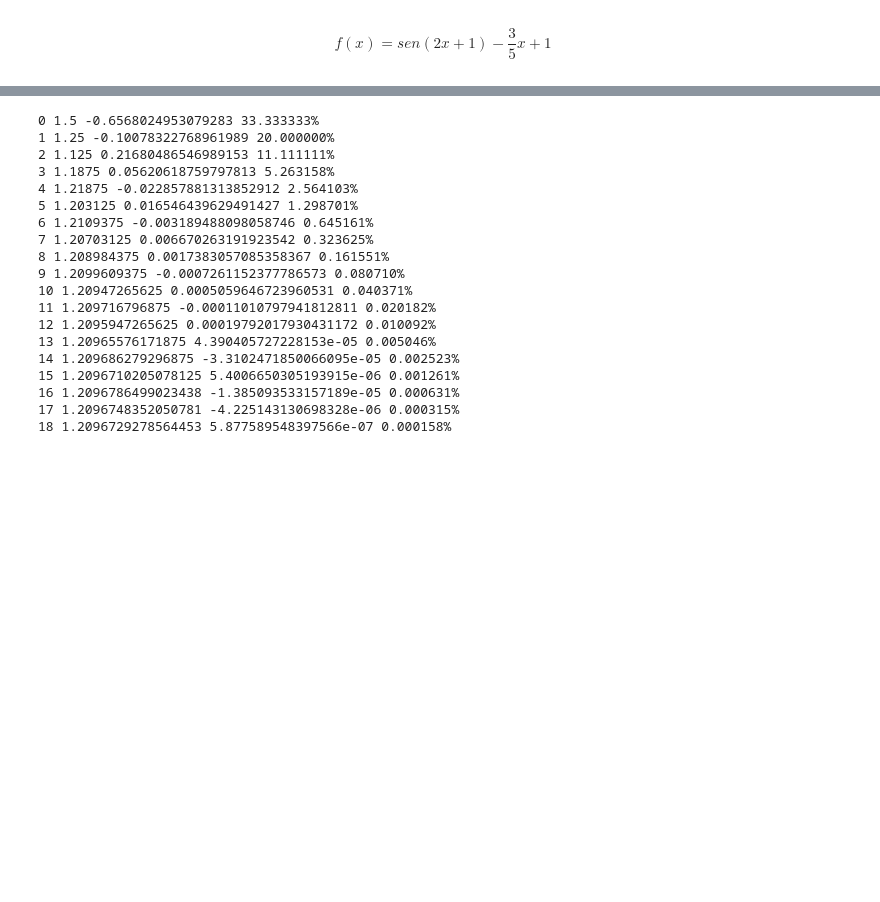
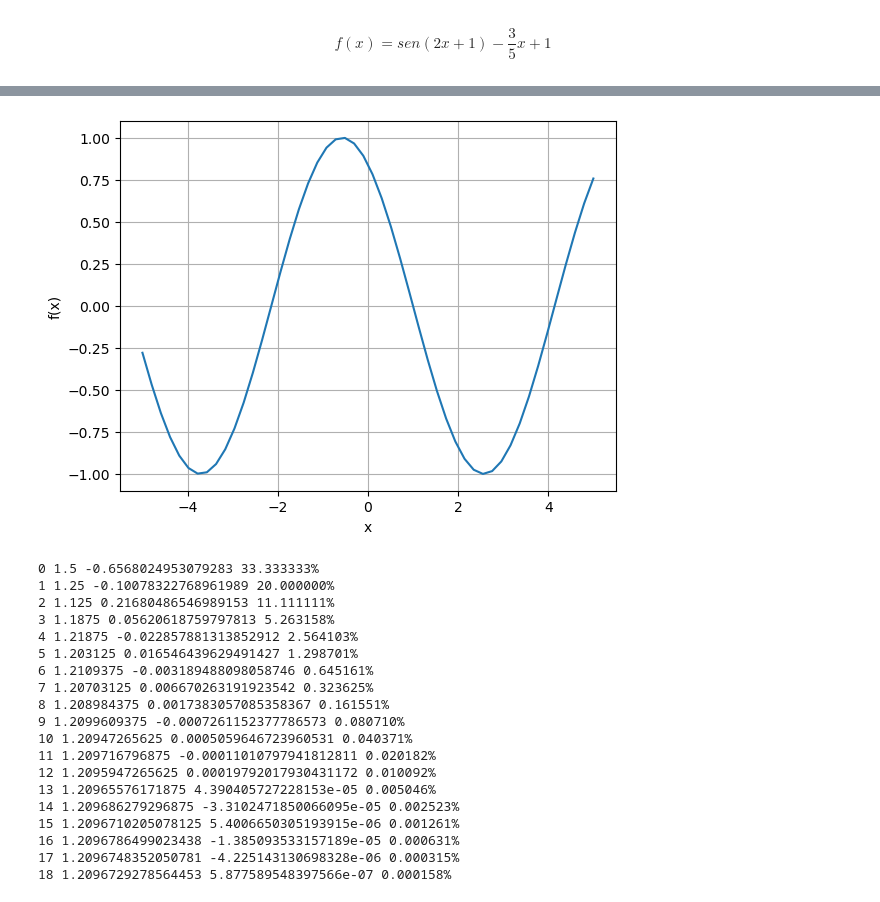
Before and after one commit to izaakhernandez/Metodo_de_la_Biseccion, a Jupyter notebook: Metodo_de_la_biseccion.ipynb, the cells around one changed output, grey strips where cells are left out. Drawn from its saved outputs; the diff is of its cells as text; code cells hidden in the pictures; blank space fills up the shorter version.

```diff
--- a/Metodo_de_la_biseccion.ipynb
+++ b/Metodo_de_la_biseccion.ipynb
@@ -6,0 +11,5 @@ $$f(x)=sen(2x+1)-\frac{3}{5}x+1$$
+# %%
+def f(x):
+    return np.sin(2*x+1-3*x/+1)
+# %%
+x=np.linspace (-5,5)
@@ -7,3 +40,11 @@ $$f(x)=sen(2x+1)-\frac{3}{5}x+1$$
+# %%
+plt.plot(x,f(x))
+plt.xlabel("x")
+plt.ylabel("f(x)")
+plt.grid(True)
+plt.show()
+# %% [output]
+[figure, added]
 # %%
 def f(x):
     return np.sin(2*x+1)-3*x/5+1
```
Also changed, not shown: parts of 3 cells of this notebook.
